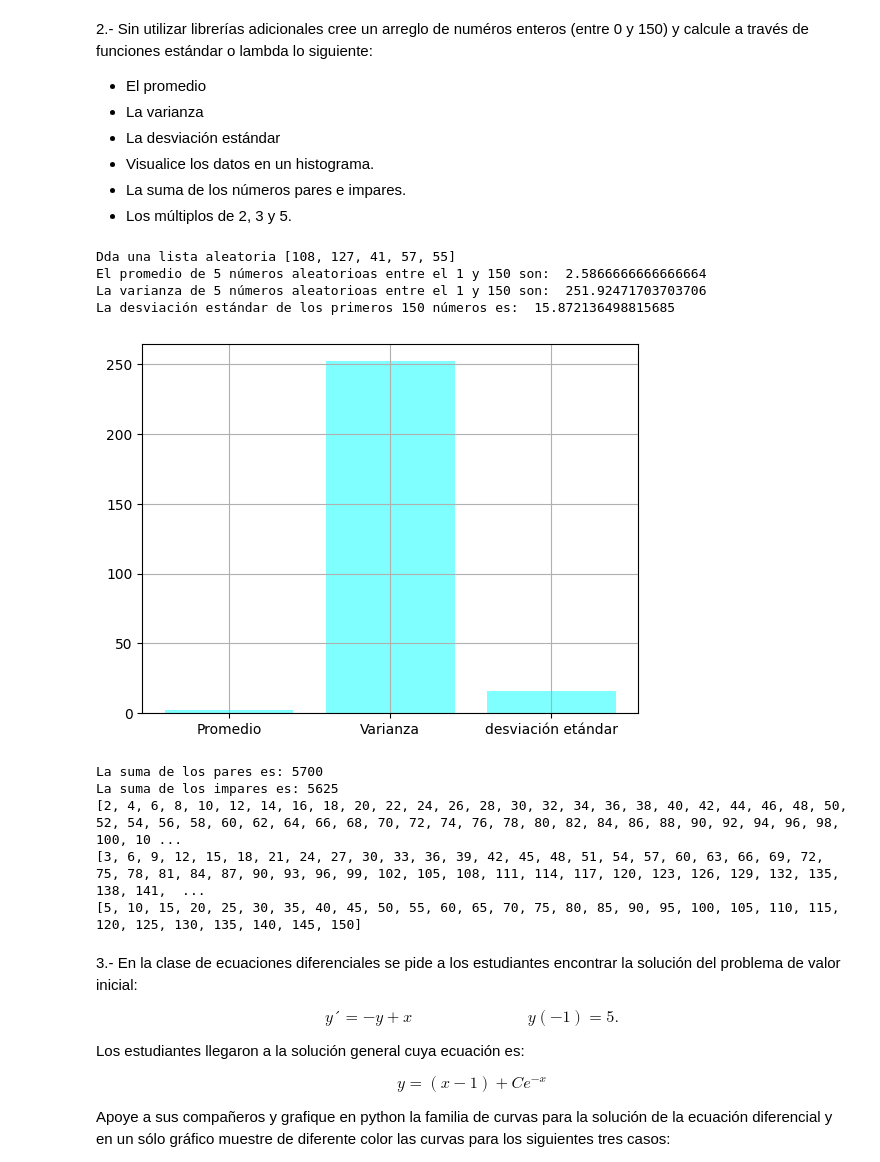
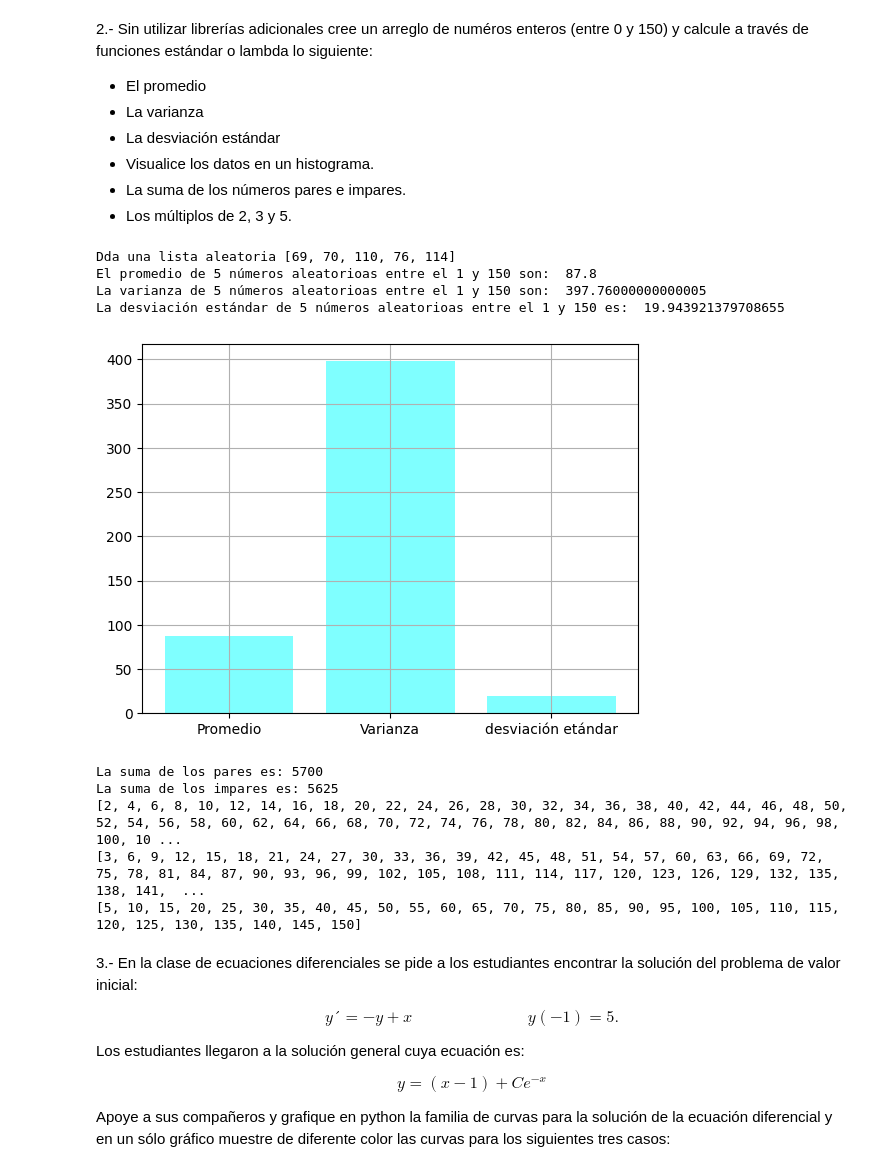
Before and after one commit to MiguelRR2029/THC_MiguelR, a Jupyter notebook: Tarea7.ipynb, the cells around one changed output. Drawn from its saved outputs; the diff is of its cells as text; code cells hidden in the pictures.

```diff
--- a/Tarea7.ipynb
+++ b/Tarea7.ipynb
@@ -55,24 +55,24 @@ s=0
 #Creamos un bucle para la suma de todos los numero del 1 al 150
 for n in A:
   s=s+n
-#dividimos el resultado entre 150 para sacar el promedio
-p=s/150
+#dividimos el resultado entre 5 para sacar el promedio
+p=s/5
 print("El promedio de 5 números aleatorioas entre el 1 y 150 son: ",p)
 
 #Varianza cabe aclarar que la fórmula en la que nos basamos es la de población
 V=0
 #Creamos bucle que sume el cuadrado de la suma de cada número mas su promedio
 for n in A:
- V=(n+p)**2+V
-#Dividemos el resultado entre el número de números ocupados en este caso 150
-Va=V/150
+ V=(n-p)**2+V
+#Dividemos el resultado entre el número de números ocupados en este caso 5
+Va=V/5
 print("La varianza de 5 números aleatorioas entre el 1 y 150 son: ",Va)
 
 #Desviación estándar cabe aclarar que la fórmula en la que nos basamos es la de población
 #Sacamos la raiz cuadrada de la varianza
 Y=['Promedio','Varianza','desviación etándar']
 DE=Va**(1/2)
-print("La desviación estándar de los primeros 150 números es: ",DE)
+print("La desviación estándar de 5 números aleatorioas entre el 1 y 150 es: ",DE)
 
 #Histograma
 #Damos lo que vamos a graficar
@@ -104,38 +104,38 @@ for n in range(1,151):
     impar.append(n)
     si=0
       #Creamos bucle que sume los impares
     for n in impar:
       si=n+si
 print("La suma de los pares es:",s)
 print("La suma de los impares es:",si)
 
 #Los múltiplos de 2, 3 y 5.
 #Creamos una lista vacía para cada multipplo
 dos=[]
 tres=[]
 cinco=[]
 #Pedimos que se rellen las listas vacías con los numeros que cumpla que el reciduo sea 0 para cada número dividido entre los numerosdel 1 al 150
 for n in range(1,151):
   d=2*n
   if d < 151:
     dos.append(d)
 for n in range(1,151):
   t=3*n
   if t < 151:
     tres.append(t)
 for n in range(1,151):
   c=5*n
   if c < 151:
     cinco.append(c)
 print(dos)
 print(tres)
 print(cinco)
 # %% [output]
-Dda una lista aleatoria [108, 127, 41, 57, 55]
-El promedio de 5 números aleatorioas entre el 1 y 150 son:  2.5866666666666664
-La varianza de 5 números aleatorioas entre el 1 y 150 son:  251.92471703703706
-La desviación estándar de los primeros 150 números es:  15.872136498815685
+Dda una lista aleatoria [69, 70, 110, 76, 114]
+El promedio de 5 números aleatorioas entre el 1 y 150 son:  87.8
+La varianza de 5 números aleatorioas entre el 1 y 150 son:  397.76000000000005
+La desviación estándar de 5 números aleatorioas entre el 1 y 150 es:  19.943921379708655
-[figure, old version]
+[figure, new version]
 La suma de los pares es: 5700
 La suma de los impares es: 5625
 [2, 4, 6, 8, 10, 12, 14, 16, 18, 20, 22, 24, 26, 28, 30, 32, 34, 36, 38, 40, 42, 44, 46, 48, 50, 52, 54, 56, 58, 60, 62, 64, 66, 68, 70, 72, 74, 76, 78, 80, 82, 84, 86, 88, 90, 92, 94, 96, 98, 100, 10 ...
```
